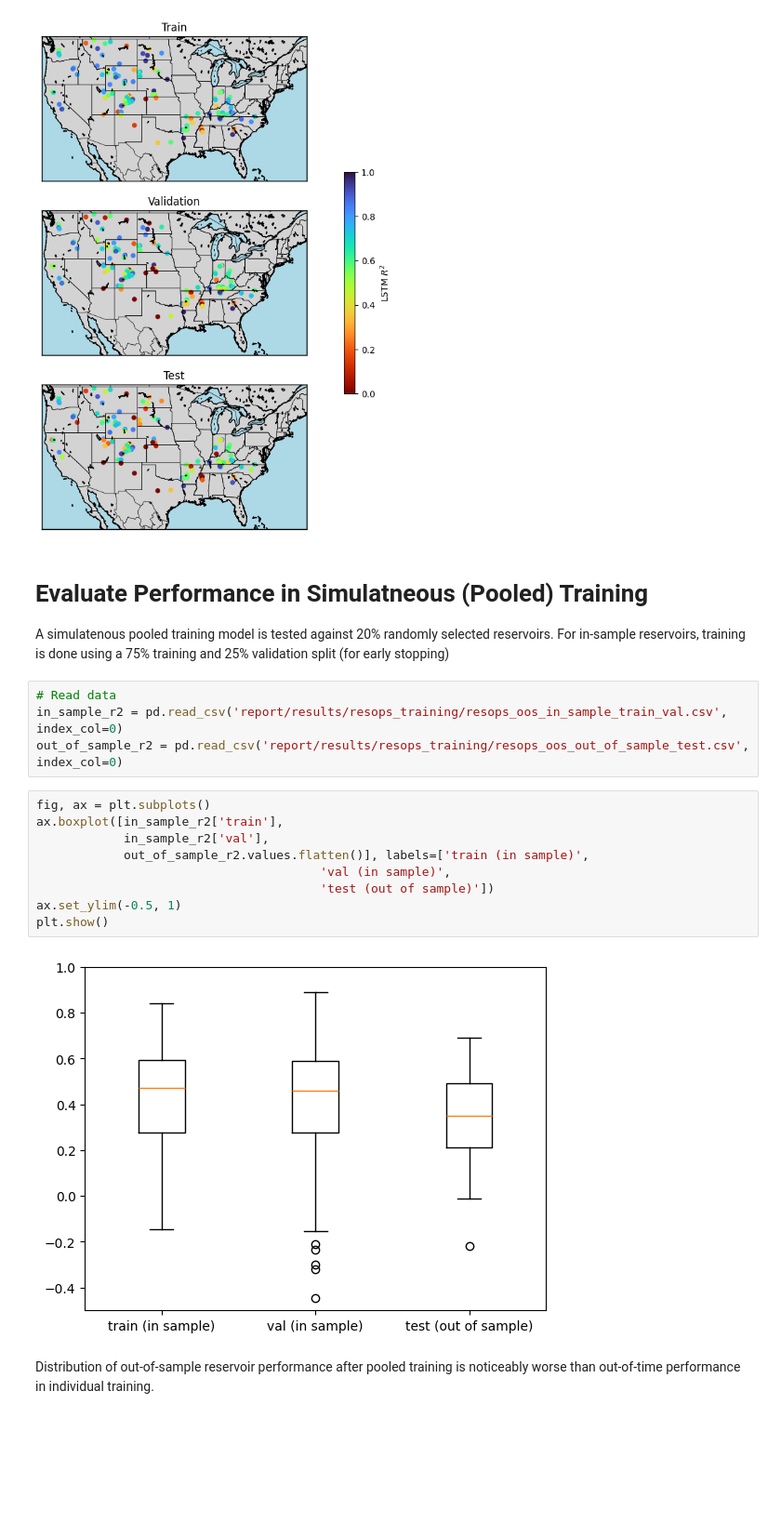
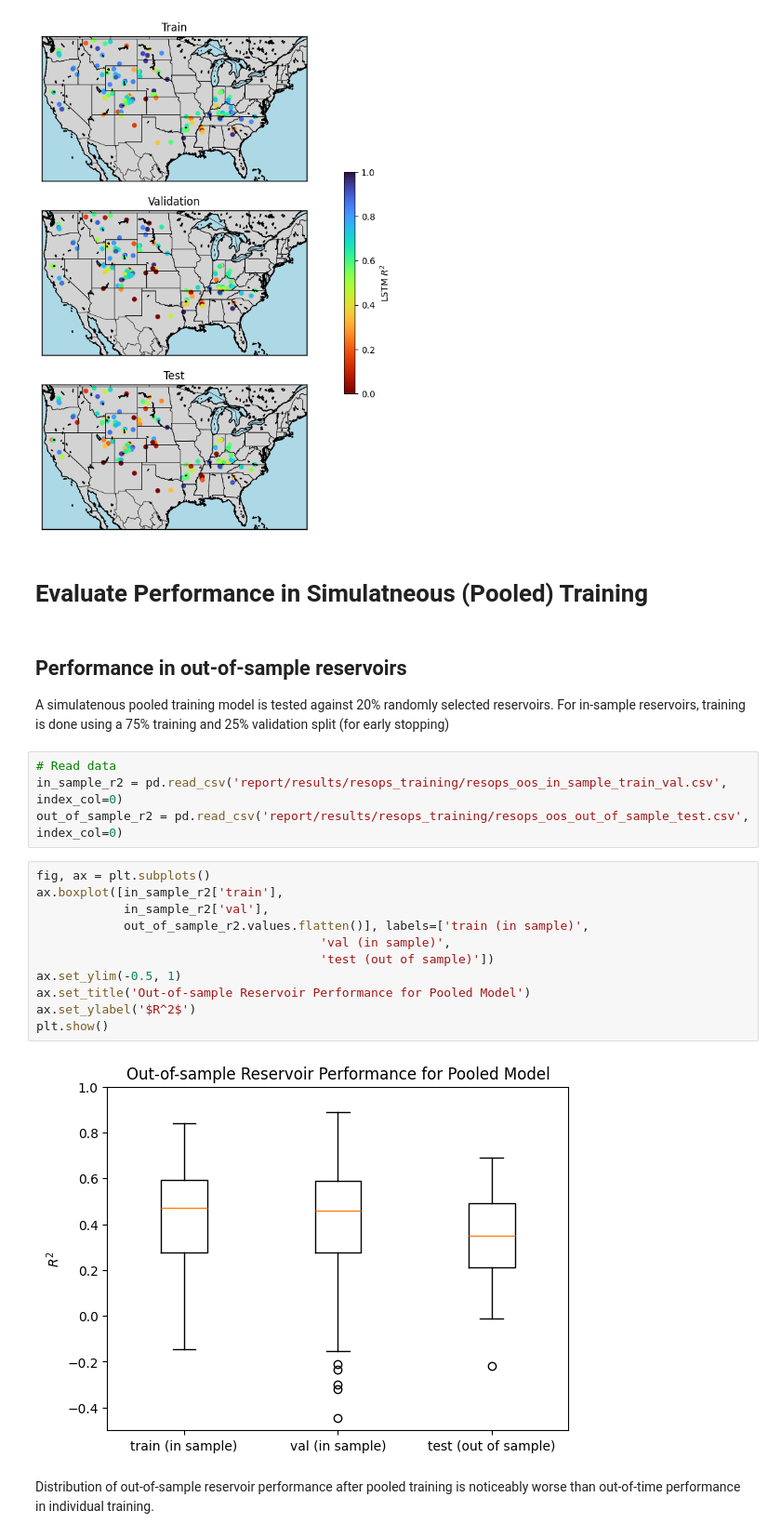
Before and after one commit to Matt2371/DL-reservoir-modeling, a Jupyter notebook: experiments/10e_resops_evaluate.ipynb, the cells around one changed output. Shown at 93% size. Cells and saved outputs as stored; diff of their text form; blank space fills up the shorter version.

```diff
--- a/experiments/10d_resops_evaluate.ipynb
+++ b/experiments/10e_resops_evaluate.ipynb
@@ -623,8 +623,10 @@ plt.colorbar(sc_train, ax=[axes[0], axes[1], axes[2]],
 plt.show()
 # %% [output]
 [figure]
+# %% [markdown]
+# Evaluate Performance in Simulatneous (Pooled) Training
 # %% [markdown]
-# Evaluate Performance in Simulatneous (Pooled) Training
+## Performance in out-of-sample reservoirs
 A simulatenous pooled training model is tested against 20% randomly selected reservoirs. For in-sample reservoirs, training is done using a 75% training and 25% validation split (for early stopping)
 # %%
 # Read data
@@ -633,13 +635,15 @@ out_of_sample_r2 = pd.read_csv('report/results/resops_training/resops_oos_out_of
 # %%
 fig, ax = plt.subplots()
 ax.boxplot([in_sample_r2['train'],
             in_sample_r2['val'],
             out_of_sample_r2.values.flatten()], labels=['train (in sample)',
                                        'val (in sample)',
                                        'test (out of sample)'])
 ax.set_ylim(-0.5, 1)
+ax.set_title('Out-of-sample Reservoir Performance for Pooled Model')
+ax.set_ylabel('$R^2$')
 plt.show()
 # %% [output]
-[figure, old version]
+[figure, new version]
 # %% [markdown]
 Distribution of out-of-sample reservoir performance after pooled training is noticeably worse than out-of-time performance in individual training.
```
Also changed, not shown: parts of 4 cells of this notebook, 7 other files.
